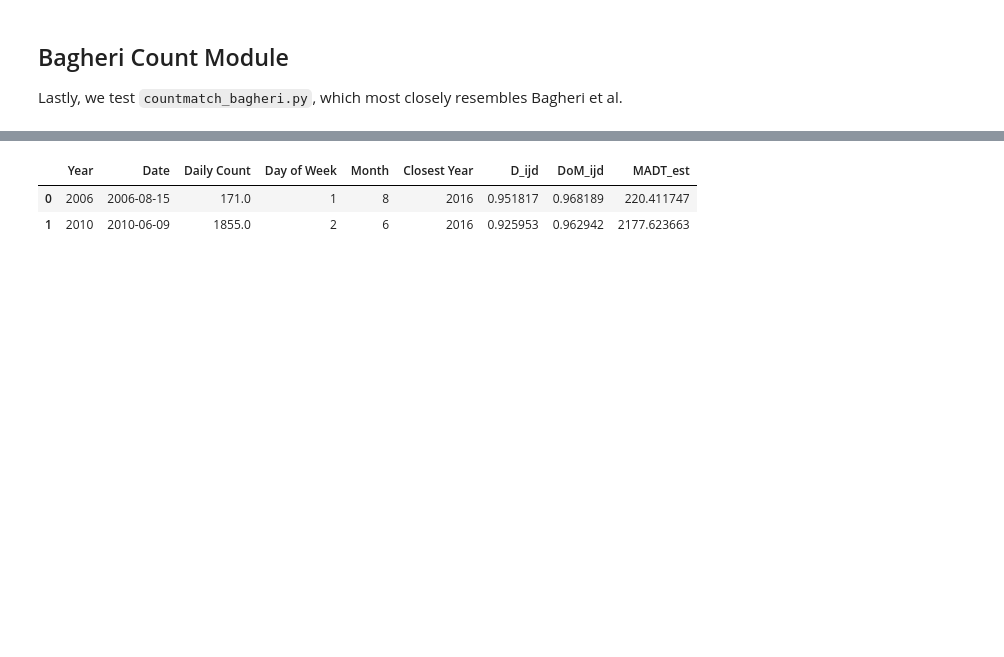
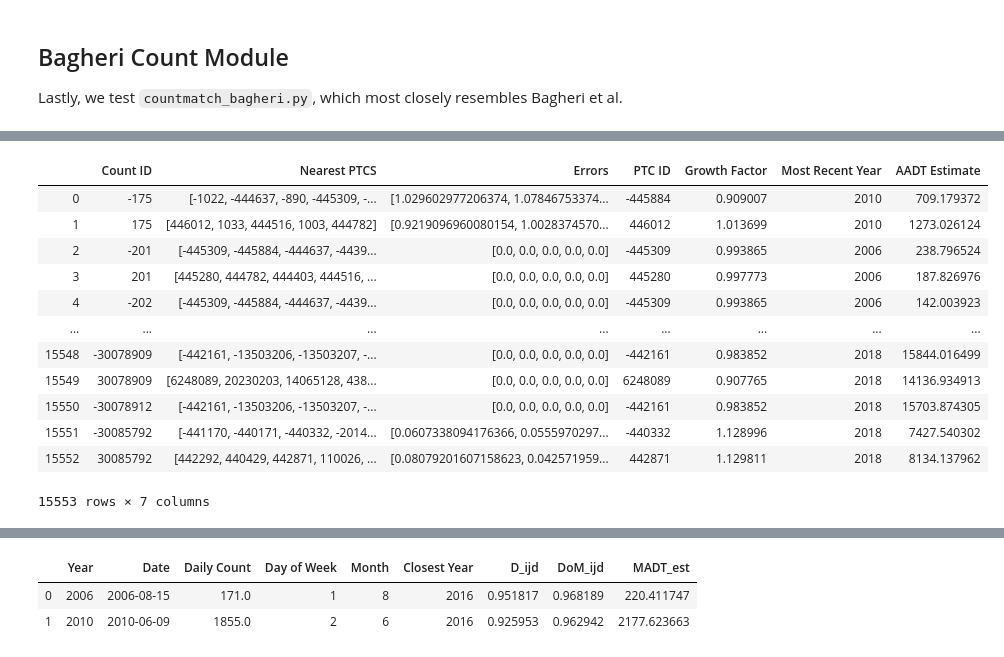
Before and after one commit to CityofToronto/bdit_traffic_prophet, a Jupyter notebook: development_notebooks/CountmatchDev4-FunctionTests.ipynb, the cells around one changed output, grey strips where cells are left out. Drawn from its saved outputs; the diff is of its cells as text; code cells hidden in the pictures; blank space fills up the shorter version.

```diff
--- a/development_notebooks/CountmatchDev4-FunctionTests.ipynb
+++ b/development_notebooks/CountmatchDev4-FunctionTests.ipynb
@@ -195,0 +341,16 @@ cmh.get_aadt_estimate_for_sttc(
+# %%
+bagcov_aadt_estimates
+# %% [output]
+|  | Count ID | Nearest PTCS | Errors | PTC ID | Growth Factor | Most Recent Year | AADT Estimate |
+| 0 | -175 | [-1022, -444637, -890, -445309, -... | [1.029602977206374, 1.07846753374... | -445884 | 0.909007 | 2010 | 709.179372 |
+| 1 | 175 | [446012, 1033, 444516, 1003, 444782] | [0.9219096960080154, 1.0028374570... | 446012 | 1.013699 | 2010 | 1273.026124 |
+| 2 | -201 | [-445309, -445884, -444637, -4439... | [0.0, 0.0, 0.0, 0.0, 0.0] | -445309 | 0.993865 | 2006 | 238.796524 |
+| 3 | 201 | [445280, 444782, 444403, 444516, ... | [0.0, 0.0, 0.0, 0.0, 0.0] | 445280 | 0.997773 | 2006 | 187.826976 |
+| 4 | -202 | [-445309, -445884, -444637, -4439... | [0.0, 0.0, 0.0, 0.0, 0.0] | -445309 | 0.993865 | 2006 | 142.003923 |
+| ... | ... | ... | ... | ... | ... | ... | ... |
+| 15548 | -30078909 | [-442161, -13503206, -13503207, -... | [0.0, 0.0, 0.0, 0.0, 0.0] | -442161 | 0.983852 | 2018 | 15844.016499 |
+| 15549 | 30078909 | [6248089, 20230203, 14065128, 438... | [0.0, 0.0, 0.0, 0.0, 0.0] | 6248089 | 0.907765 | 2018 | 14136.934913 |
+| 15550 | -30078912 | [-442161, -13503206, -13503207, -... | [0.0, 0.0, 0.0, 0.0, 0.0] | -442161 | 0.983852 | 2018 | 15703.874305 |
+| 15551 | -30085792 | [-441170, -440171, -440332, -2014... | [0.0607338094176366, 0.0555970297... | -440332 | 1.128996 | 2018 | 7427.540302 |
+| 15552 | 30085792 | [442292, 440429, 442871, 110026, ... | [0.08079201607158623, 0.042571959... | 442871 | 1.129811 | 2018 | 8134.137962 |
+15553 rows × 7 columns
```
Also changed, not shown: parts of 35 cells of this notebook, 3 other files.
